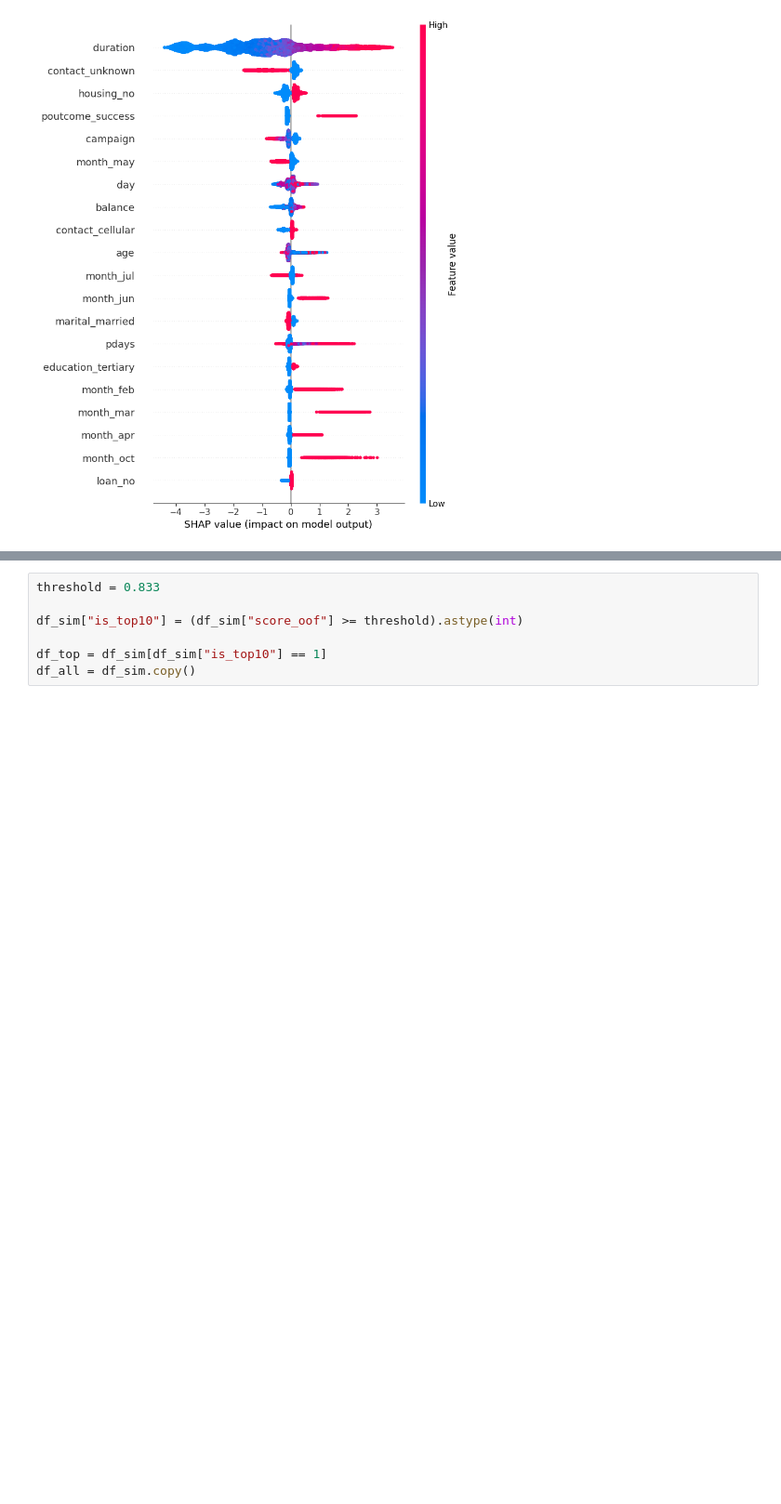
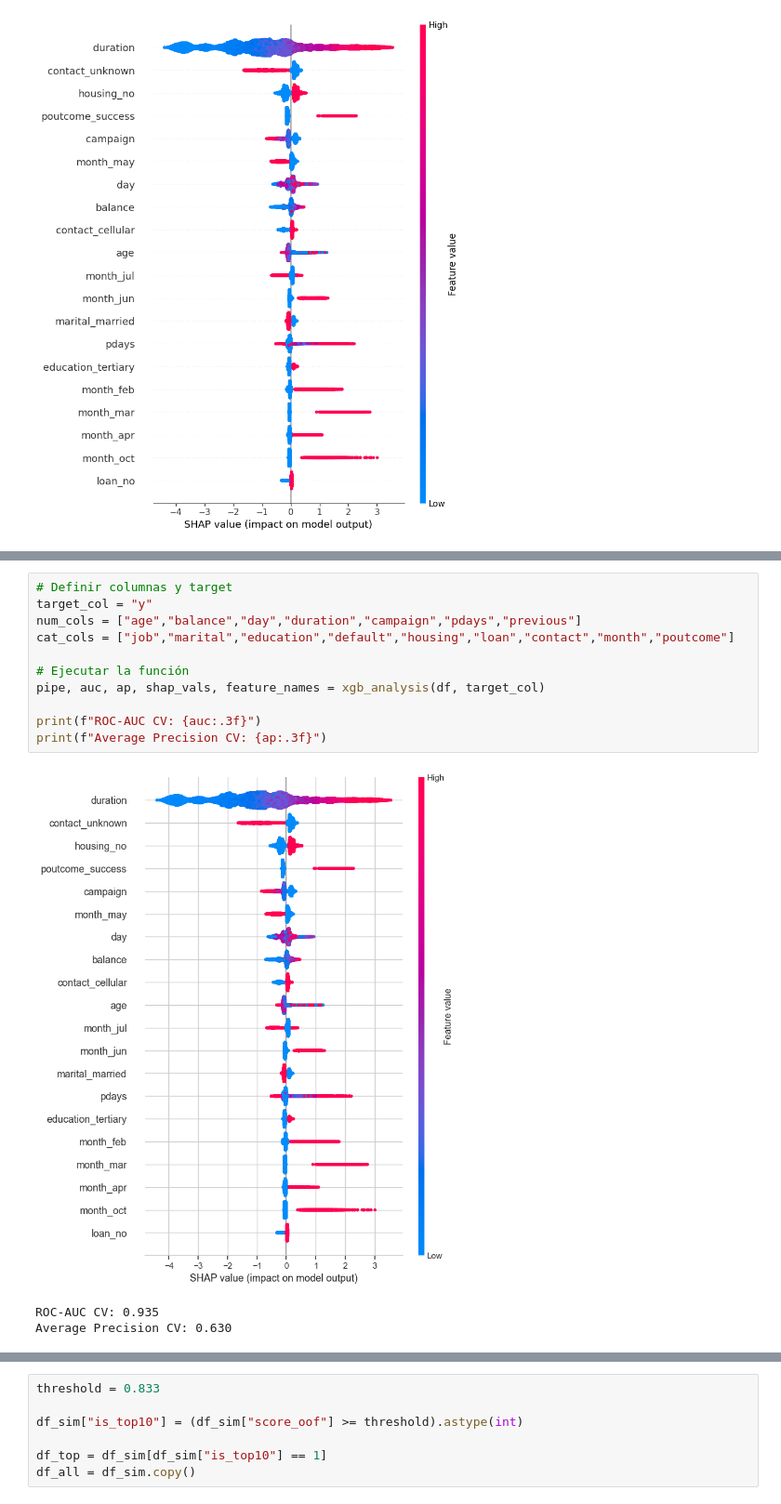
Before and after one commit to MartinezVG/Rindegastos_task, a Jupyter notebook: Codigo.ipynb, the cells around one changed output, grey strips where cells are left out. Shown at 93% size. Drawn from its saved outputs; the diff is of its cells as text; blank space fills up the shorter version.

```diff
--- a/Codigo.ipynb
+++ b/Codigo.ipynb
@@ -537,0 +587,15 @@ shap.dependence_plot(
+# %%
+# Definir columnas y target
+target_col = "y"
+num_cols = ["age","balance","day","duration","campaign","pdays","previous"]
+cat_cols = ["job","marital","education","default","housing","loan","contact","month","poutcome"]
+
+# Ejecutar la función
+pipe, auc, ap, shap_vals, feature_names = xgb_analysis(df, target_col)
+
+print(f"ROC-AUC CV: {auc:.3f}")
+print(f"Average Precision CV: {ap:.3f}")
+# %% [output]
+[figure, added]
+ROC-AUC CV: 0.935
+Average Precision CV: 0.630
```
Also changed, not shown: parts of 38 cells of this notebook.
